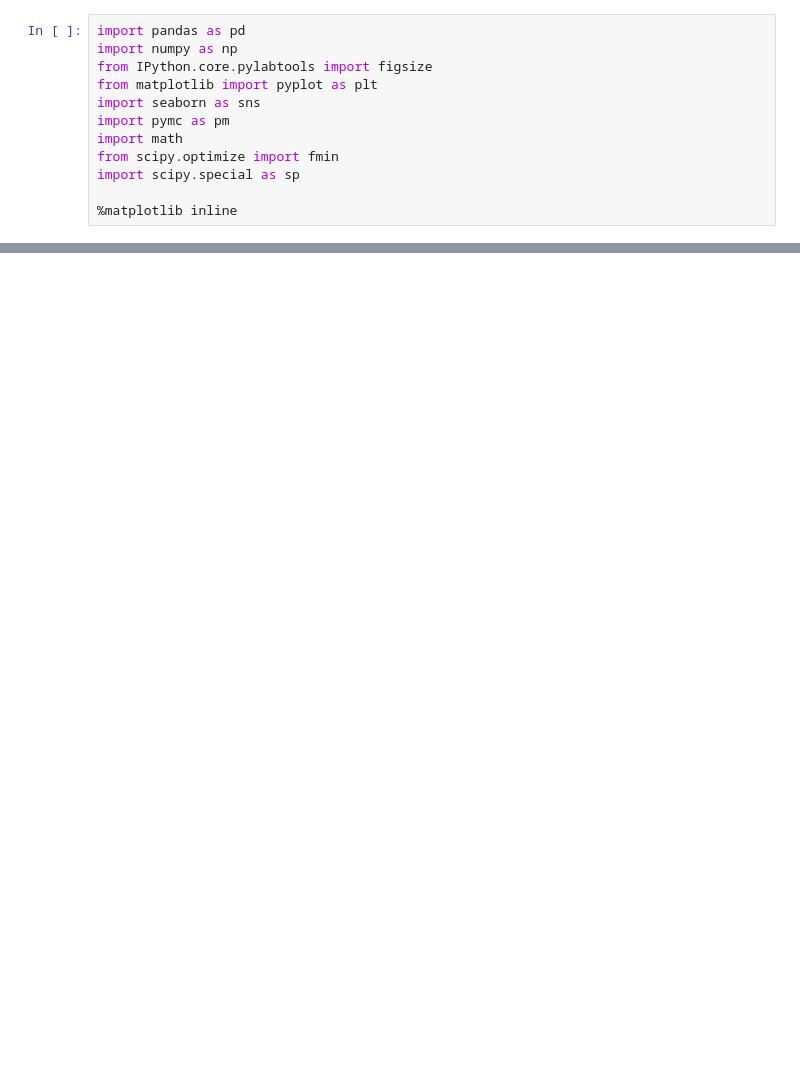
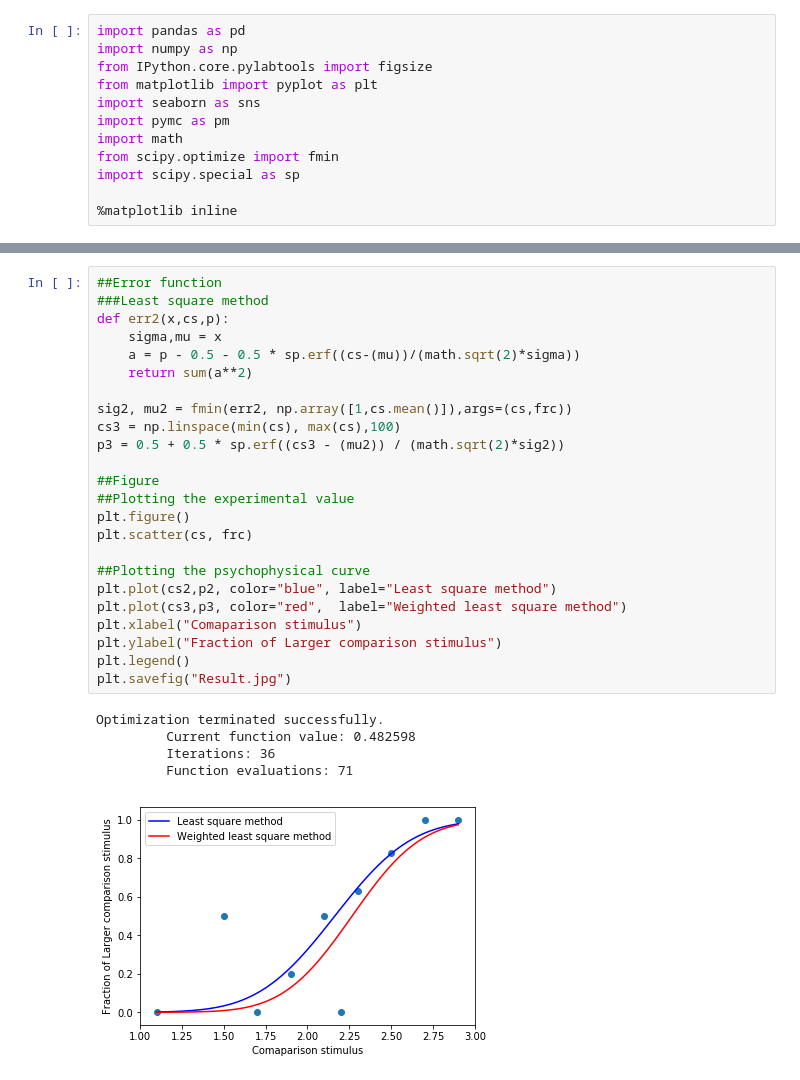
Before and after one commit to bigface0202/python, a Jupyter notebook: Psychophysical curve.ipynb, the cells around one changed output, grey strips where cells are left out. Saved outputs shown, nothing was run; the diff lists cells and outputs as text; blank space fills up the shorter version.

```diff
--- a/Psychophysical curve.ipynb
+++ b/Psychophysical curve.ipynb
@@ -89,0 +90,30 @@ Text(0.5,1,'Psychophysical curve')
+# %%
+##Error function
+###Least square method
+def err2(x,cs,p):
+    sigma,mu = x
+    a = p - 0.5 - 0.5 * sp.erf((cs-(mu))/(math.sqrt(2)*sigma))
+    return sum(a**2)
+
+sig2, mu2 = fmin(err2, np.array([1,cs.mean()]),args=(cs,frc))
+cs3 = np.linspace(min(cs), max(cs),100)
+p3 = 0.5 + 0.5 * sp.erf((cs3 - (mu2)) / (math.sqrt(2)*sig2))
+
+##Figure
+##Plotting the experimental value
+plt.figure()
+plt.scatter(cs, frc)
+
+##Plotting the psychophysical curve
+plt.plot(cs2,p2, color="blue", label="Least square method")
+plt.plot(cs3,p3, color="red",  label="Weighted least square method")
+plt.xlabel("Comaparison stimulus")
+plt.ylabel("Fraction of Larger comparison stimulus")
+plt.legend()
+plt.savefig("Result.jpg")
+# %% [output]
+Optimization terminated successfully.
+         Current function value: 0.482598
+         Iterations: 36
+         Function evaluations: 71
+[figure, added]
```
Also changed, not shown: parts of 1 cell of this notebook.
